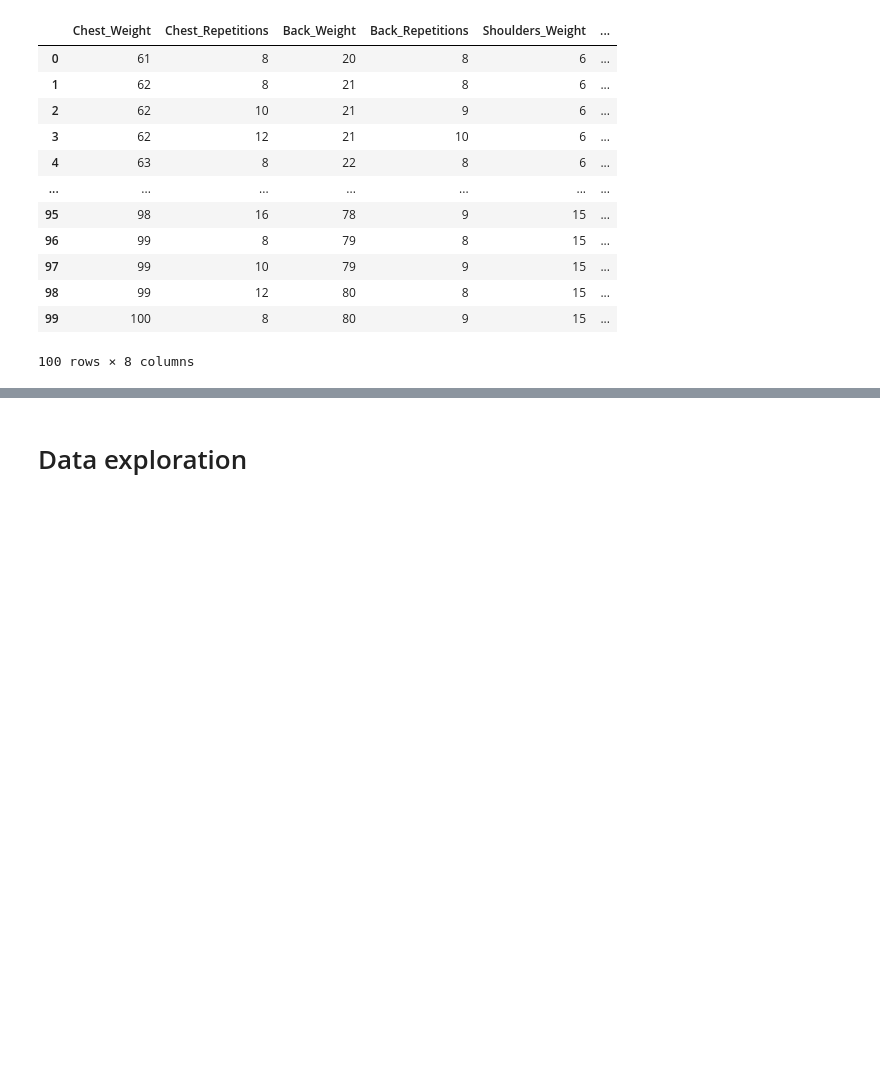
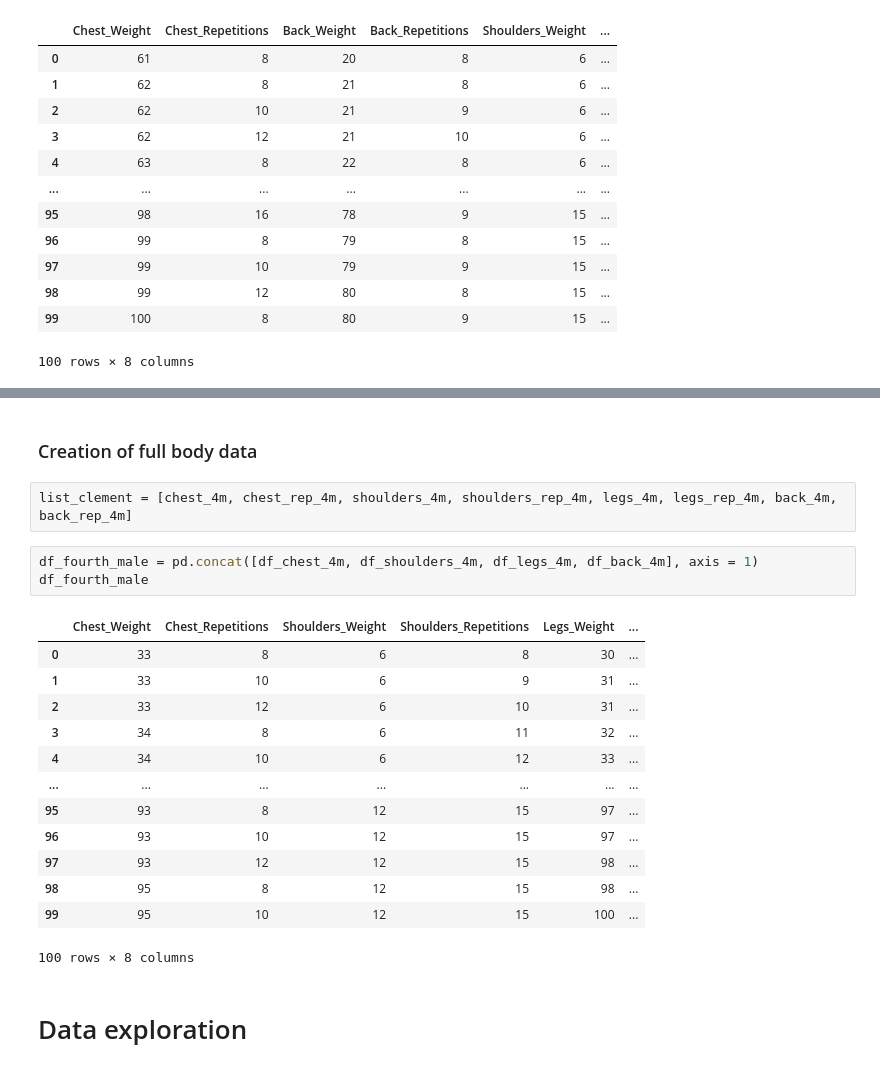
Before and after one commit to Clement733/workout_planner, a Jupyter notebook: data_improvement.ipynb, the cells around one changed output, grey strips where cells are left out. Saved outputs shown, nothing was run; the diff lists cells and outputs as text; blank space fills up the shorter version.

```diff
--- a/data_improvement.ipynb
+++ b/data_improvement.ipynb
@@ -262,3 +320,24 @@ df_third_male
+# %% [markdown]
+### Creation of full body data
+# %%
+list_clement = [chest_4m, chest_rep_4m, shoulders_4m, shoulders_rep_4m, legs_4m, legs_rep_4m, back_4m, back_rep_4m]
+# %%
+df_fourth_male = pd.concat([df_chest_4m, df_shoulders_4m, df_legs_4m, df_back_4m], axis = 1)
+df_fourth_male
+# %% [output]
+|  | Chest_Weight | Chest_Repetitions | Shoulders_Weight | Shoulders_Repetitions | Legs_Weight | ... |
+| 0 | 33 | 8 | 6 | 8 | 30 | ... |
+| 1 | 33 | 10 | 6 | 9 | 31 | ... |
+| 2 | 33 | 12 | 6 | 10 | 31 | ... |
+| 3 | 34 | 8 | 6 | 11 | 32 | ... |
+| 4 | 34 | 10 | 6 | 12 | 33 | ... |
+| ... | ... | ... | ... | ... | ... | ... |
+| 95 | 93 | 8 | 12 | 15 | 97 | ... |
+| 96 | 93 | 10 | 12 | 15 | 97 | ... |
+| 97 | 93 | 12 | 12 | 15 | 98 | ... |
+| 98 | 95 | 8 | 12 | 15 | 98 | ... |
+| 99 | 95 | 10 | 12 | 15 | 100 | ... |
+100 rows × 8 columns
 # %% [markdown]
 # Data exploration
 # %%
```
Also changed, not shown: parts of 76 cells of this notebook.
